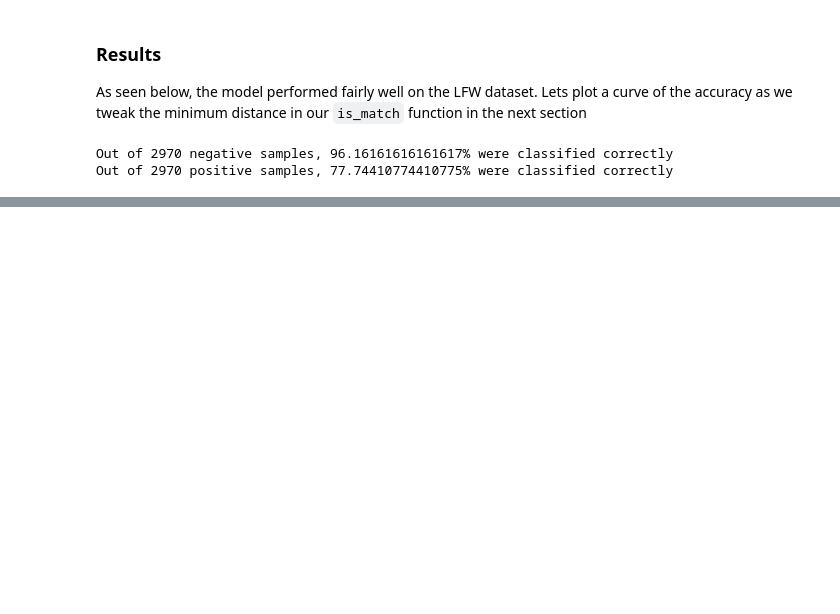
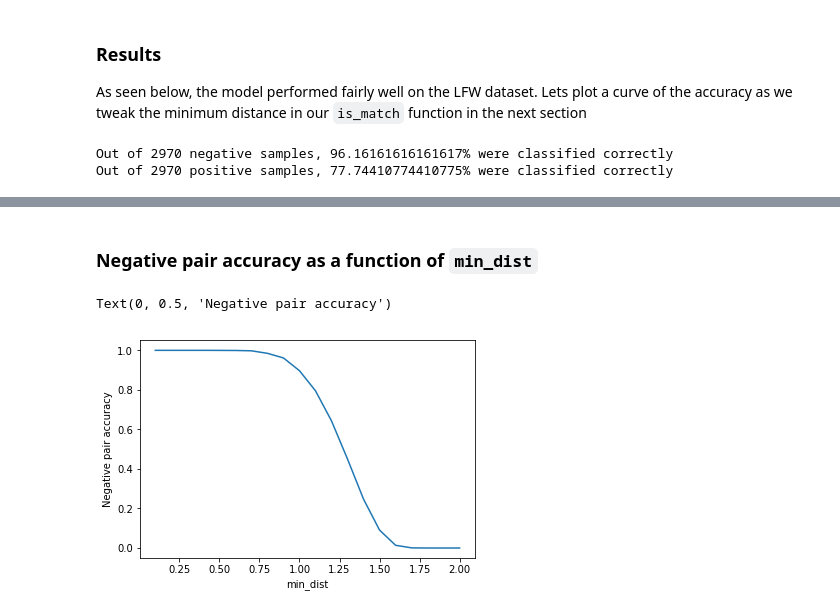
Before and after one commit to atbe/CSE-841-FaceNet-Project, a Jupyter notebook: src/CSE841-ahmedibr-FaceNet-Project.ipynb, the cells around one changed output, grey strips where cells are left out. Drawn from its saved outputs; the diff is of its cells as text; code cells hidden in the pictures; blank space fills up the shorter version.

```diff
--- a/src/CSE841-ahmedibr-FaceNet-Project.ipynb
+++ b/src/CSE841-ahmedibr-FaceNet-Project.ipynb
@@ -386,0 +396,10 @@ Out of 2970 positive samples, 77.74410774410775% were classified correctly
+# %% [markdown]
+### Negative pair accuracy as a function of `min_dist`
+# %%
+# accuracy indicies: positive_count, positive_score, negative_count, negative_score
+plt.plot(min_distances, [float(a[3] / a[2]) for a in accuracies])
+plt.xlabel('min_dist')
+plt.ylabel('Negative pair accuracy')
+# %% [output]
+Text(0, 0.5, 'Negative pair accuracy')
+[figure, added]
```
Also changed, not shown: parts of 10 cells of this notebook, 3 other files.
